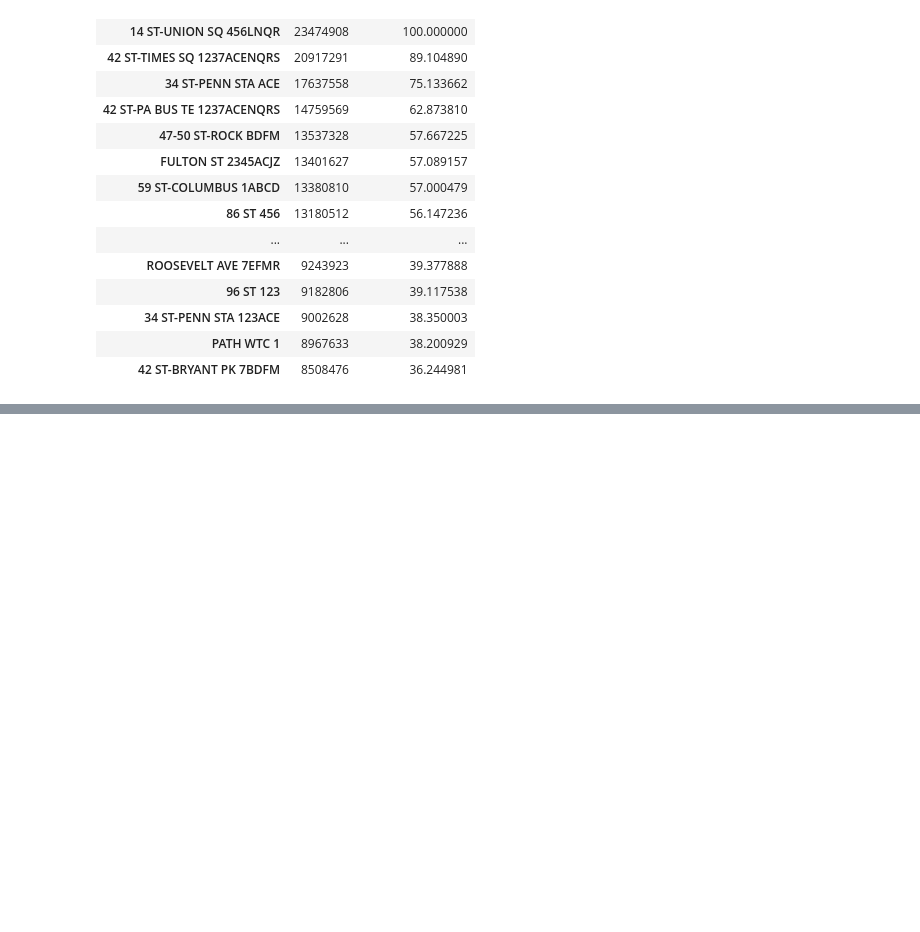
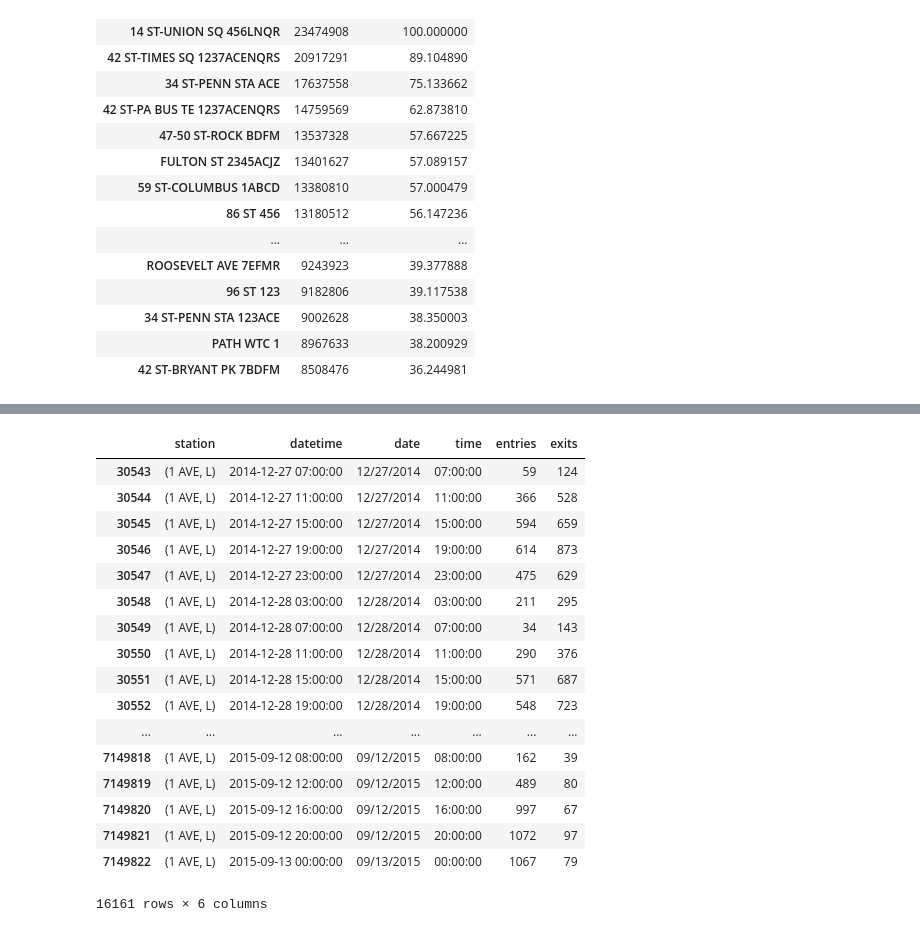
Before and after one commit to Will-So/mta, a Jupyter notebook: 02_Will.ipynb, the cells around one changed output, grey strips where cells are left out. Drawn from its saved outputs; the diff is of its cells as text; code cells hidden in the pictures; blank space fills up the shorter version.

```diff
--- a/02_Will.ipynb
+++ b/02_Will.ipynb
@@ -203,0 +305,21 @@ busiest
+# %%
+df.loc[df.station==('1 AVE', 'L')]
+# %% [output]
+|  | station | datetime | date | time | entries | exits |
+| 30543 | (1 AVE, L) | 2014-12-27 07:00:00 | 12/27/2014 | 07:00:00 | 59 | 124 |
+| 30544 | (1 AVE, L) | 2014-12-27 11:00:00 | 12/27/2014 | 11:00:00 | 366 | 528 |
+| 30545 | (1 AVE, L) | 2014-12-27 15:00:00 | 12/27/2014 | 15:00:00 | 594 | 659 |
+| 30546 | (1 AVE, L) | 2014-12-27 19:00:00 | 12/27/2014 | 19:00:00 | 614 | 873 |
+| 30547 | (1 AVE, L) | 2014-12-27 23:00:00 | 12/27/2014 | 23:00:00 | 475 | 629 |
+| 30548 | (1 AVE, L) | 2014-12-28 03:00:00 | 12/28/2014 | 03:00:00 | 211 | 295 |
+| 30549 | (1 AVE, L) | 2014-12-28 07:00:00 | 12/28/2014 | 07:00:00 | 34 | 143 |
+| 30550 | (1 AVE, L) | 2014-12-28 11:00:00 | 12/28/2014 | 11:00:00 | 290 | 376 |
+| 30551 | (1 AVE, L) | 2014-12-28 15:00:00 | 12/28/2014 | 15:00:00 | 571 | 687 |
+| 30552 | (1 AVE, L) | 2014-12-28 19:00:00 | 12/28/2014 | 19:00:00 | 548 | 723 |
+| ... | ... | ... | ... | ... | ... | ... |
+| 7149818 | (1 AVE, L) | 2015-09-12 08:00:00 | 09/12/2015 | 08:00:00 | 162 | 39 |
+| 7149819 | (1 AVE, L) | 2015-09-12 12:00:00 | 09/12/2015 | 12:00:00 | 489 | 80 |
+| 7149820 | (1 AVE, L) | 2015-09-12 16:00:00 | 09/12/2015 | 16:00:00 | 997 | 67 |
+| 7149821 | (1 AVE, L) | 2015-09-12 20:00:00 | 09/12/2015 | 20:00:00 | 1072 | 97 |
+| 7149822 | (1 AVE, L) | 2015-09-13 00:00:00 | 09/13/2015 | 00:00:00 | 1067 | 79 |
+16161 rows × 6 columns
```
Also changed, not shown: parts of 19 cells of this notebook, 11 other files.
